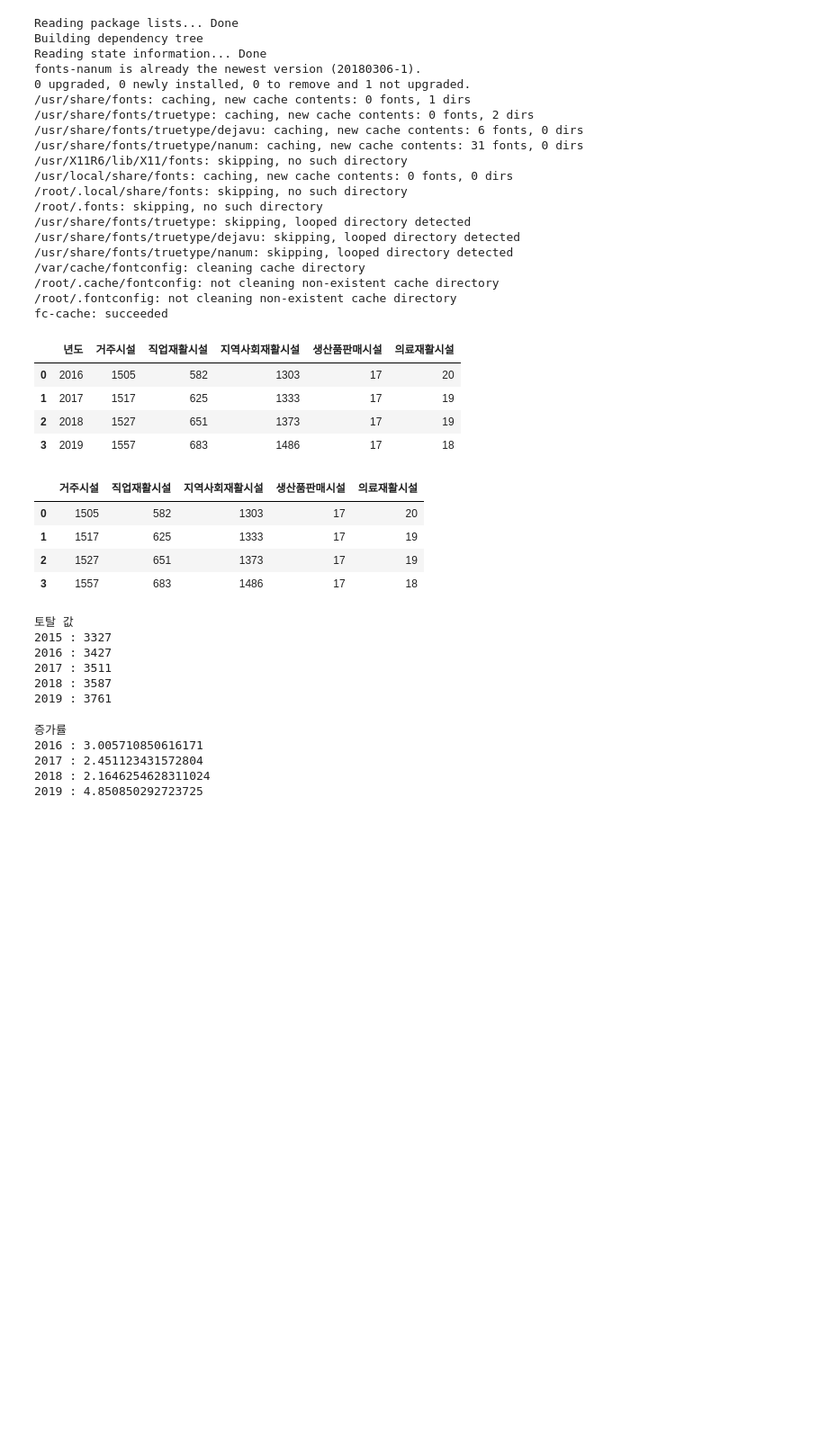
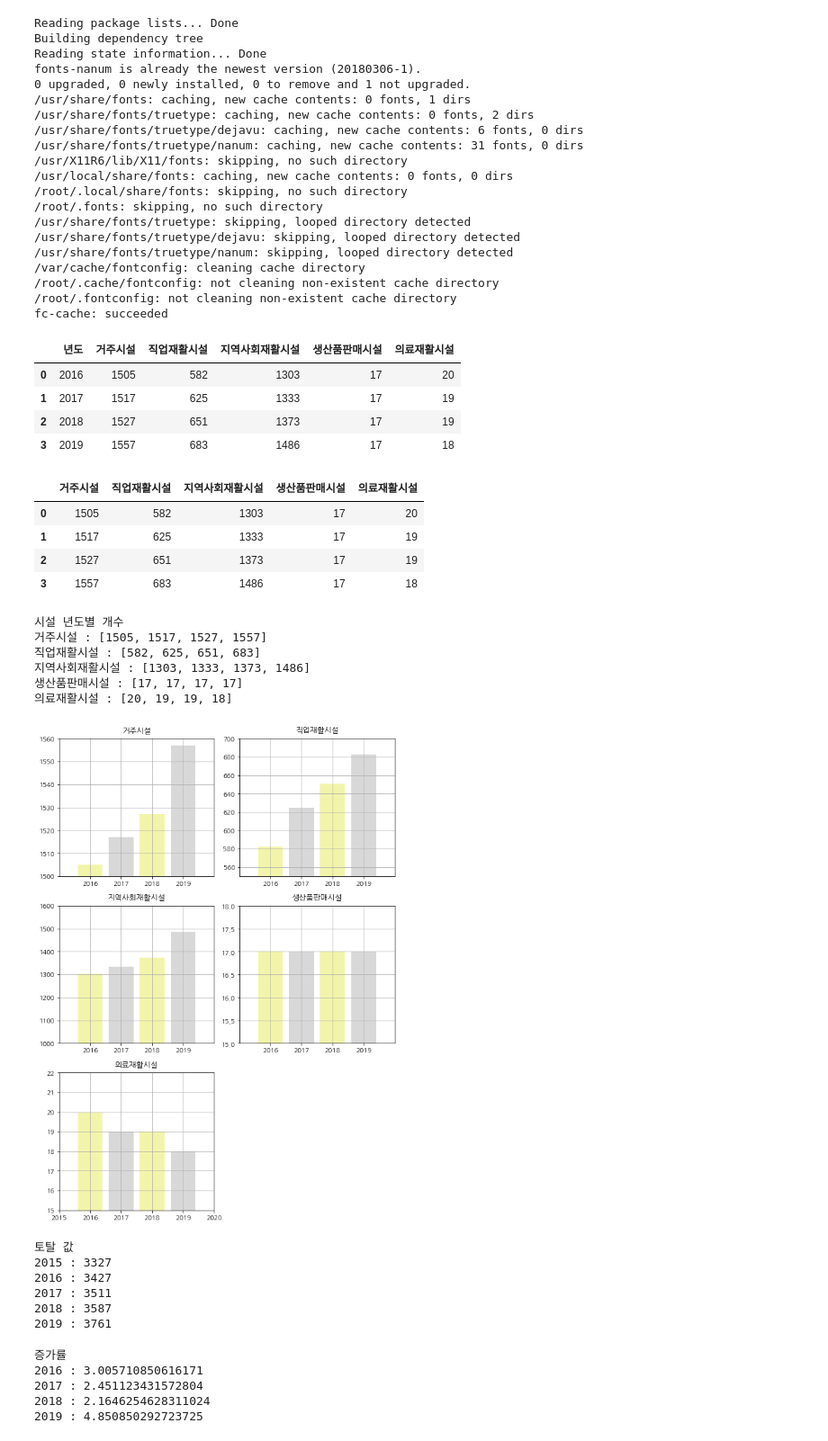
Before and after one commit to modeep/the-modeep, a Jupyter notebook: welfarefacility/welfarefacility.ipynb, the cells around one changed output. Shown: that part at 90% size. Cells and saved outputs as stored; diff of their text form; code cells hidden in the pictures; blank space fills up the shorter version.

```diff
--- a/welfarefacility/welfarefacility.ipynb
+++ b/welfarefacility/welfarefacility.ipynb
@@ -60,6 +60,74 @@ data_sum.head()
 | 1 | 1517 | 625 | 1333 | 17 | 19 |
 | 2 | 1527 | 651 | 1373 | 17 | 19 |
 | 3 | 1557 | 683 | 1486 | 17 | 18 |
+# %%
+# 시설 년도별 개수
+cat1 = list(data_sum['거주시설'])
+cat2 = list(data_sum['직업재활시설'])
+cat3 = list(data_sum['지역사회재활시설'])
+cat4 = list(data_sum['생산품판매시설'])
+cat5 = list(data_sum['의료재활시설'])
+
+print(f"시설 년도별 개수\n거주시설 : {cat1}\n직업재활시설 : {cat2}\n지역사회재활시설 : {cat3}\n생산품판매시설 : {cat4}\n의료재활시설 : {cat5}")
+# %% [output]
+시설 년도별 개수
+거주시설 : [1505, 1517, 1527, 1557]
+직업재활시설 : [582, 625, 651, 683]
+지역사회재활시설 : [1303, 1333, 1373, 1486]
+생산품판매시설 : [17, 17, 17, 17]
+의료재활시설 : [20, 19, 19, 18]
+# %%
+# 장애인복지시설 개별 시각화
+# x축
+x = (2016, 2017, 2018, 2019)
+
+plt.rcParams['figure.figsize']=(8,11)
+
+# 거주시설
+plt.xticks([2016, 2017, 2018, 2019])
+gp1 = plt.subplot(321)
+graph1 = plt.bar(x, cat1, color=['#F2F5A9', '#D8D8D8', '#F2F5A9', '#D8D8D8'])
+plt.grid(True)
+gp1.axis([2015, 2020, 1500, 1560])
+plt.title("거주시설", loc='center', pad=10)
+
+# 직업재활시설
+plt.xticks([2016, 2017, 2018, 2019])
+gp2 = plt.subplot(322)
+graph2 = plt.bar(x, cat2, color=['#F2F5A9', '#D8D8D8', '#F2F5A9', '#D8D8D8'])
+plt.grid(True)
+gp2.axis([2015, 2020, 550, 700])
+plt.title("직업재활시설", loc='center', pad=10)
+
+# 지역사회재활시설
+plt.xticks([2016, 2017, 2018, 2019])
+gp3 = plt.subplot(323)
+graph3 = plt.bar(x, cat3, color=['#F2F5A9', '#D8D8D8', '#F2F5A9', '#D8D8D8'])
+plt.grid(True)
+gp3.axis([2015, 2020, 1000, 1600])
+plt.title("지역사회재활시설", loc='center', pad=10)
+
+# 생산품판매시설
+plt.xticks([2016, 2017, 2018, 2019])
+gp4 = plt.subplot(324)
+graph4 = plt.bar(x, cat4, color=['#F2F5A9', '#D8D8D8', '#F2F5A9', '#D8D8D8'])
+plt.grid(True)
+gp4.axis([2015, 2020, 15, 18])
+plt.title("생산품판매시설", loc='center', pad=10)
+
+# 의료재활시설
+plt.xticks([2016, 2017, 2018, 2019])
+gp5 = plt.subplot(325)
+graph5 = plt.bar(x, cat5, color=['#F2F5A9', '#D8D8D8', '#F2F5A9', '#D8D8D8'])
+plt.grid(True)
+gp5.axis([2015, 2020, 15, 22])
+plt.title("의료재활시설", loc='center', pad=10)
+
+plt.tight_layout()
+# plt.show()
+plt.savefig('장애인복지시설현황 개별 시각화.png', dpi=200, facecolor='#FFFFFF')
+# %% [output]
+[figure, added]
 # %%
 # 년도별 토탈값
 total_2015 = 3327
```
Also changed, not shown: parts of 1 cell of this notebook.
